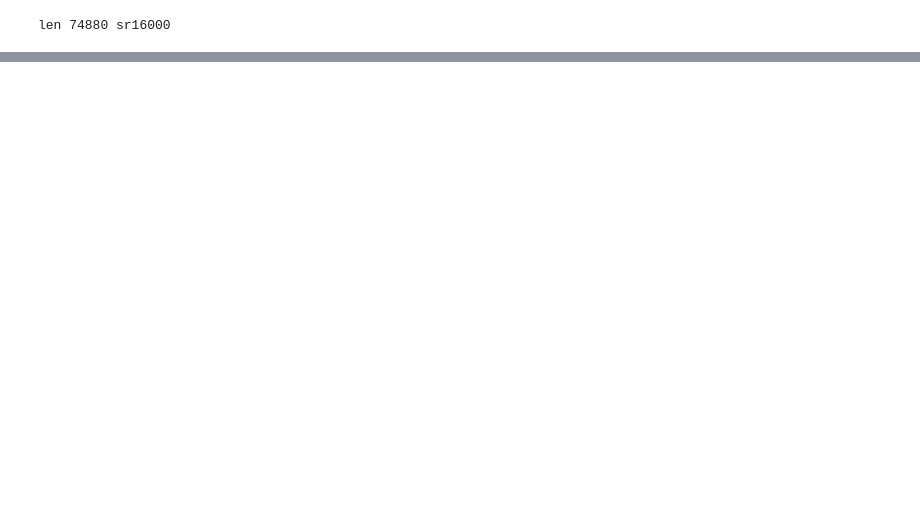
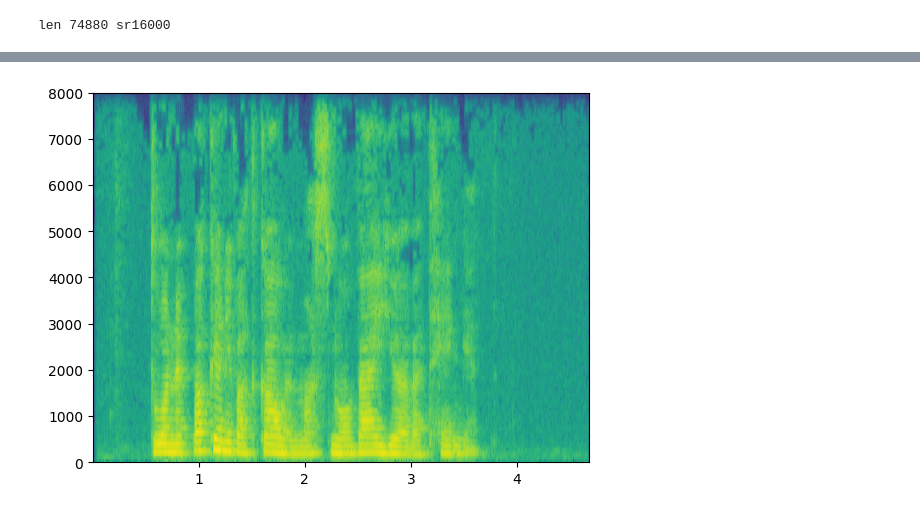
Before and after one commit to emilalg/fin-asr, a Jupyter notebook: notebooks/visualization.ipynb, the cells around one changed output, grey strips where cells are left out. Drawn from its saved outputs; the diff is of its cells as text; code cells hidden in the pictures; blank space fills up the shorter version.

```diff
--- a/notebooks/visualization.ipynb
+++ b/notebooks/visualization.ipynb
@@ -86,0 +87,5 @@ plot_melspec(pre_e, sr, 'Mel-spectrogram')
+# %%
+plt.specgram(audio_array, Fs=sr)
+plt.savefig('spectrogram.png')
+# %% [output]
+[figure, added]
```
Also changed, not shown: parts of 3 cells of this notebook, 1 other file.
